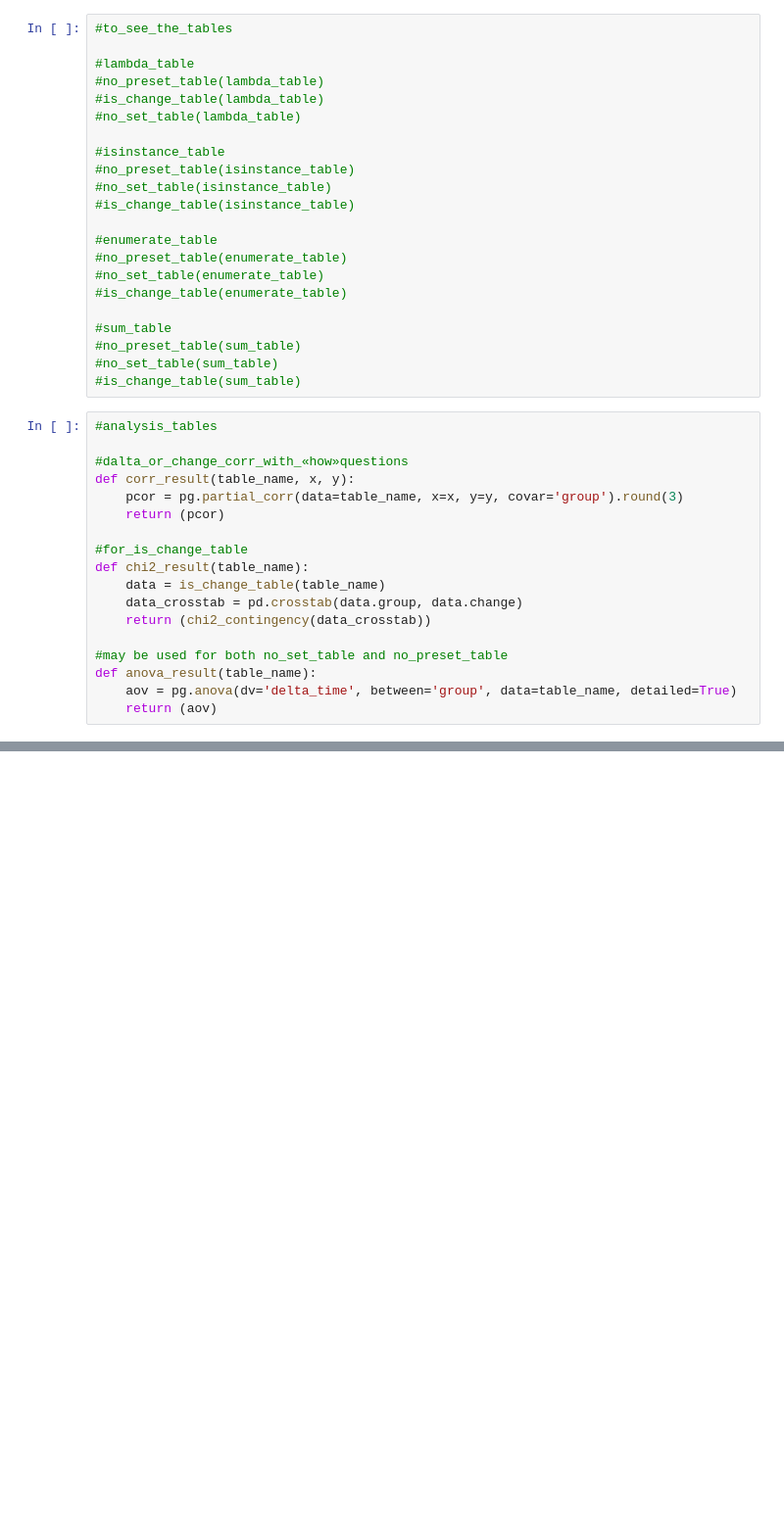
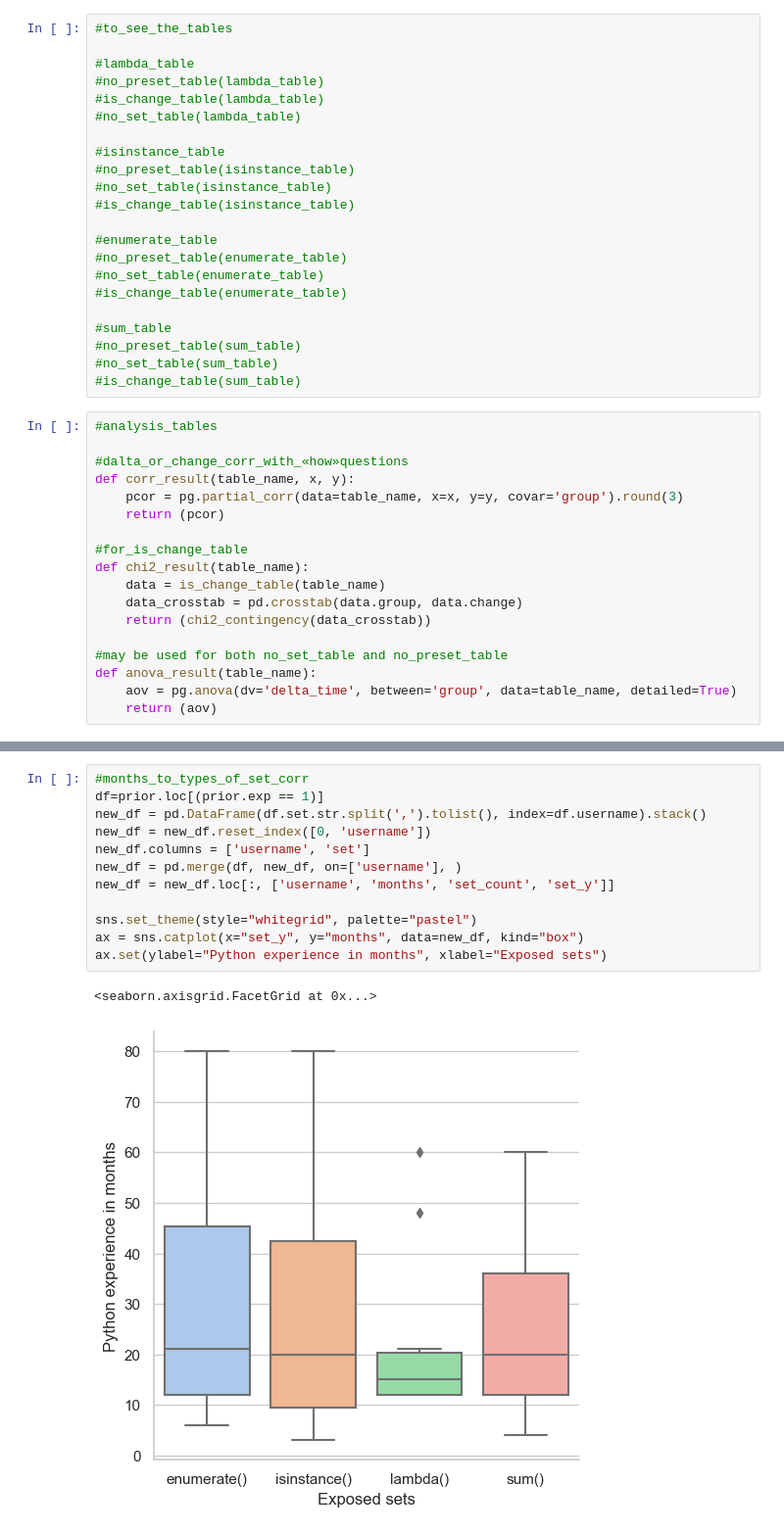
Before and after one commit to JetBrains-Research/overcoming, a Jupyter notebook: calculations/over_cal.ipynb, the cells around one changed output, grey strips where cells are left out. Shown at 98% size. Cells and saved outputs as stored; diff of their text form; blank space fills up the shorter version.

```diff
--- a/calculations/over_cal.ipynb
+++ b/calculations/over_cal.ipynb
@@ -105,0 +115,15 @@ def anova_result(table_name):
+# %%
+#months_to_types_of_set_corr
+df=prior.loc[(prior.exp == 1)]
+new_df = pd.DataFrame(df.set.str.split(',').tolist(), index=df.username).stack()
+new_df = new_df.reset_index([0, 'username'])
+new_df.columns = ['username', 'set']
+new_df = pd.merge(df, new_df, on=['username'], )
+new_df = new_df.loc[:, ['username', 'months', 'set_count', 'set_y']]
+
+sns.set_theme(style="whitegrid", palette="pastel")
+ax = sns.catplot(x="set_y", y="months", data=new_df, kind="box")
+ax.set(ylabel="Python experience in months", xlabel="Exposed sets")
+# %% [output]
+<seaborn.axisgrid.FacetGrid at 0x...>
+[figure, added]
```
Also changed, not shown: parts of 4 cells of this notebook.
